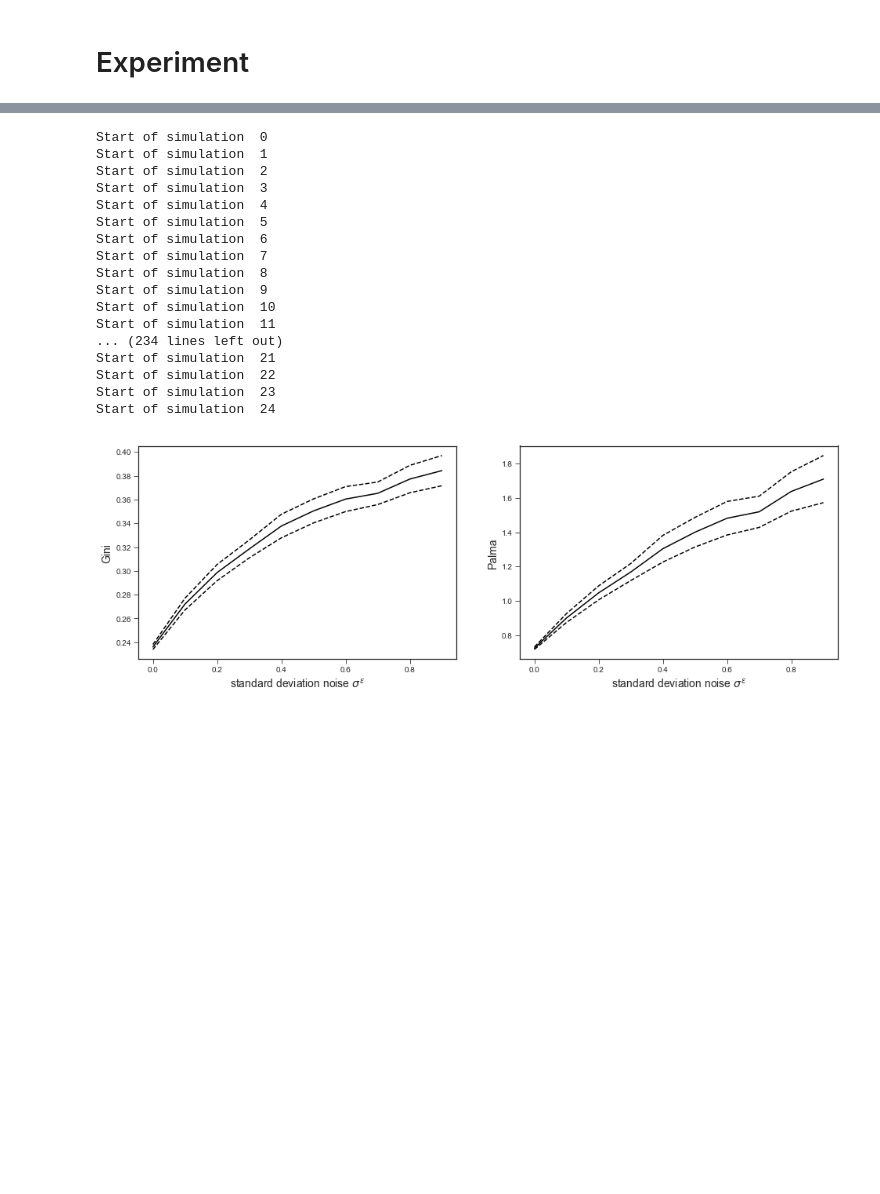
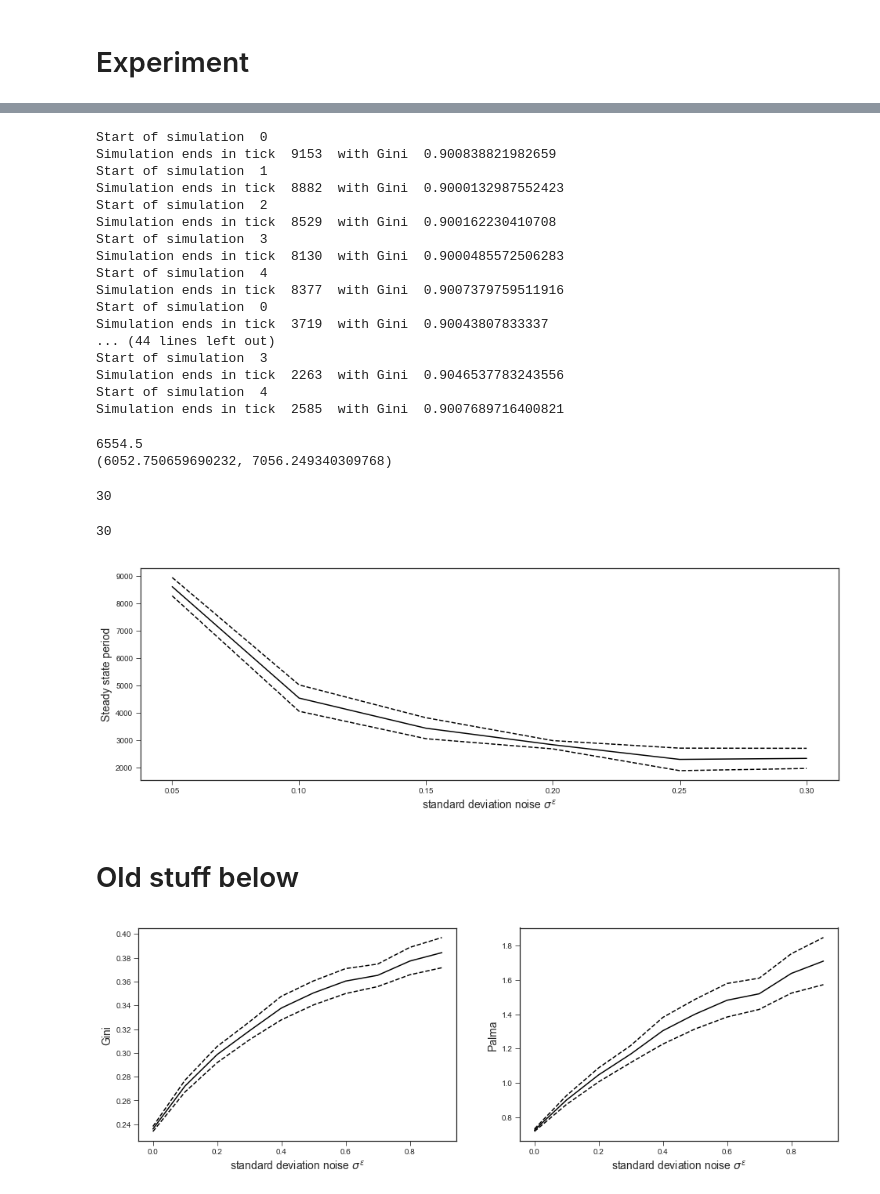
Before and after one commit to joerischasfoort/asset_volatility_wealth_inequality, a Jupyter notebook: volatility_inequality_model.ipynb, the cells around one changed output, grey strips where cells are left out. Saved outputs shown, nothing was run; the diff lists cells and outputs as text; code cells hidden in the pictures; blank space fills up the shorter version.

```diff
--- a/volatility_inequality_model.ipynb
+++ b/volatility_inequality_model.ipynb
@@ -332,7 +408,7 @@ params['ticks'] = 600
 # %%
-NRUNS = 25
+NRUNS = 5
 # %%
-stdev_fun[0] = 0.0001
+#stdev_fun[0] = 0.0001
 # %%
 stdev_fun
 # %% [output]
@@ -342,32 +418,79 @@ experiments = len(stdev_fun)
 # %%
 trdrs = []
 orbs = []
+gini_ends1 = []
+end_ticks1 = []
+
 for exp in range(experiments):
     #params['std_fundamental'] = stdev_fun[exp]
     params['std_noise'] = stdev_fun[exp]
     for seed in range(NRUNS):
         traders, orderbook = init_objects_distr(params, seed)
-        traders, orderbook = volatility_inequality_model2(traders, orderbook, params, seed)
+        traders, orderbook, gini_end, end_tick = volatility_inequality_model_equilibrium(traders, orderbook, params, seed, cancel_all_orders=True)
         trdrs.append(traders)
         orbs.append(orderbook)
+        gini_ends1.append(gini_end)
+        end_ticks1.append(end_tick)
 # %% [output]
 Start of simulation  0
+Simulation ends in tick  9153  with Gini  0.900838821982659
 Start of simulation  1
+Simulation ends in tick  8882  with Gini  0.9000132987552423
 Start of simulation  2
+Simulation ends in tick  8529  with Gini  0.900162230410708
 Start of simulation  3
+Simulation ends in tick  8130  with Gini  0.9000485572506283
 Start of simulation  4
-Start of simulation  5
-Start of simulation  6
-Start of simulation  7
-Start of simulation  8
-Start of simulation  9
-Start of simulation  10
-Start of simulation  11
-... (234 lines left out)
-Start of simulation  21
-Start of simulation  22
-Start of simulation  23
-Start of simulation  24
+Simulation ends in tick  8377  with Gini  0.9007379759511916
+Start of simulation  0
+Simulation ends in tick  3719  with Gini  0.90043807833337
+... (44 lines left out)
+Start of simulation  3
+Simulation ends in tick  2263  with Gini  0.9046537783243556
+Start of simulation  4
+Simulation ends in tick  2585  with Gini  0.9007689716400821
+# %%
+print(np.mean(end_ticks))
+print(confidence_interval(end_ticks, np.mean(end_ticks)))
+# %% [output]
+6554.5
+(6052.750659690232, 7056.249340309768)
+# %%
+experiments * NRUNS
+# %% [output]
+30
+# %%
+len(end_ticks1)
+# %% [output]
+30
+# %%
+av_exp_ends = []
+lo_exp_ends = []
+hi_exp_ends = []
+
+for x in range(experiments):
+    y = x*NRUNS
+    ends = end_ticks1[y:y+NRUNS]
+
+    av_exp_ends.append(np.mean(ends))
+    low, up = confidence_interval(ends, np.mean(ends))
+    lo_exp_ends.append(low)
+    hi_exp_ends.append(up)
+# %%
+fig, ax = plt.subplots(1, 1, figsize=[16,5])
+
+ax.plot(stdev_fun, av_exp_ends, 'k')
+ax.plot(stdev_fun, lo_exp_ends, 'k--')
+ax.plot(stdev_fun, hi_exp_ends, 'k--')
+
+ax.set_ylabel('Steady state period', fontsize=14)
+ax.set_xlabel('standard deviation noise $\sigma^{\epsilon}$', fontsize=14)
+
+fig.savefig('experiment_high_vol_quick_ineq.png', dpi=200, bbox_inches = 'tight', pad_inches = 0)
+# %% [output]
+[figure, added]
+# %% [markdown]
+# Old stuff below
 # %%
 full_stdev_fun = []
 for exp in range(experiments):
```
Also changed, not shown: parts of 21 cells of this notebook, 4 other files.
